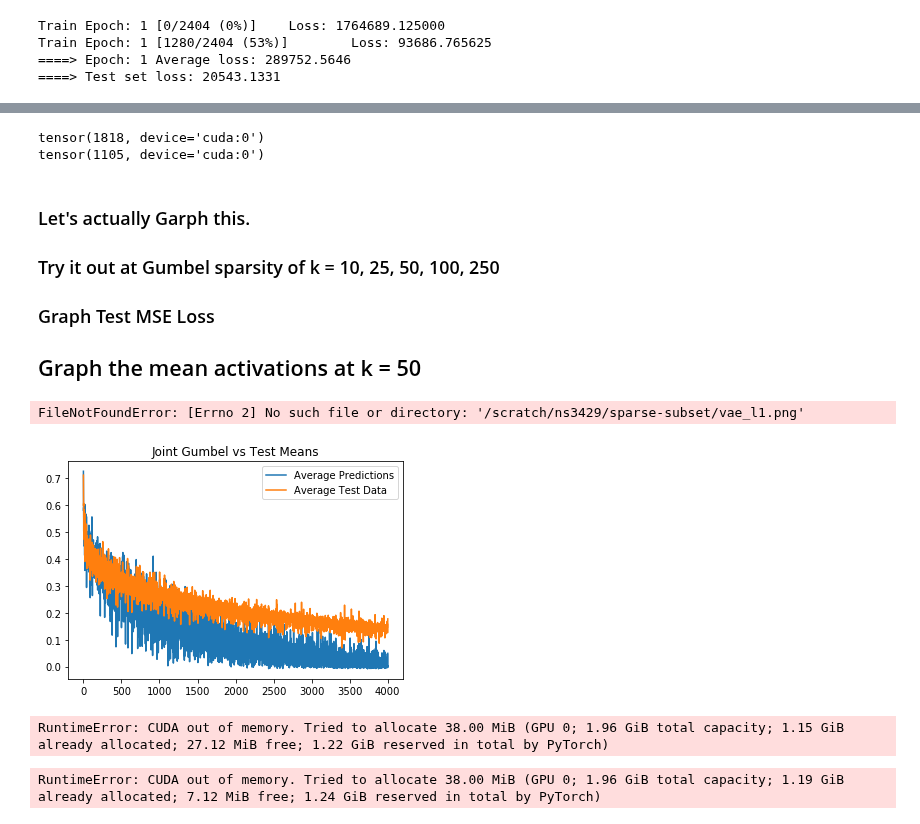
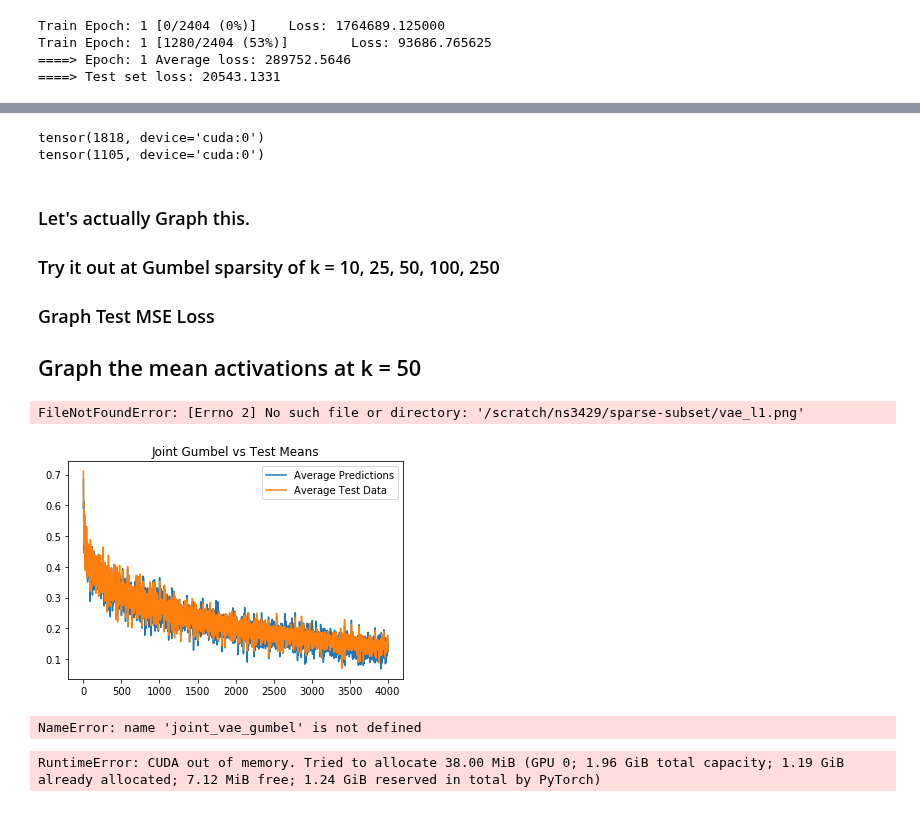
Before and after one commit to beelze-b/Differentiable-Sparse-Subset-Selection, a Jupyter notebook: notebooks/6_Summary_Graphs.ipynb, the cells around one changed output, grey strips where cells are left out. Drawn from its saved outputs; the diff is of its cells as text; code cells hidden in the pictures.

```diff
--- a/notebooks/6_Summary_Graphs.ipynb
+++ b/notebooks/6_Summary_Graphs.ipynb
@@ -198,9 +197,9 @@ def train_l1(df, model, optimizer, epoch):
         batch_data = df[batch_ind, :]
 
         optimizer.zero_grad()
-        mu_x, logvar_x, mu_latent, logvar_latent = model(batch_data)
-        loss = loss_function_per_autoencoder(batch_data, mu_x, logvar_x, mu_latent, logvar_latent)
-        loss += 1000000 * torch.norm(model.diag, p = 1)
+        mu_x, mu_latent, logvar_latent = model(batch_data)
+        loss = loss_function_per_autoencoder(batch_data, mu_x, mu_latent, logvar_latent)
+        loss += 100 * torch.norm(model.diag, p = 1)
         loss.backward()
         train_loss += loss.item()
         optimizer.step()
@@ -226,8 +225,8 @@ def test(df, model, epoch):
             batch_ind = inds[i * batch_size : (i+1) * batch_size]
             batch_data = df[batch_ind, :]
             batch_data = batch_data.to(device)
-            mu_x, logvar_x, mu_latent, logvar_latent = model(batch_data)
-            test_loss += loss_function_per_autoencoder(batch_data, mu_x, logvar_x, mu_latent, logvar_latent).item()
+            mu_x, mu_latent, logvar_latent = model(batch_data)
+            test_loss += loss_function_per_autoencoder(batch_data, mu_x, mu_latent, logvar_latent).item()
 
 
     test_loss /= len(df)
@@ -235,5 +250,5 @@ def test(df, model, epoch):
 # %%
-model_l1_diag = VAE_l1_diag(input_size, 200, 50)
+model_l1_diag = VAE_l1_diag(input_size, hidden_size, z_size)
 
 model_l1_diag.to(device)
 model_l1_optimizer = torch.optim.Adam(model_l1_diag.parameters(),
@@ -680,6 +654,5 @@ tensor(1.5679, device='cuda:0')
-# %%
-print(torch.sum(test_pred[0,:] != 0))
-print(torch.sum(test_data[0,:] != 0))
-# %% [output]
-tensor(1818, device='cuda:0')
-tensor(1105, device='cuda:0')
+# %%
+quick_model_summary(joint_vae_gumbel, train_data, test_data, 0.06)
+# %% [output]
+tensor(1818, device='cuda:0')
+tensor(1105, device='cuda:0')
@@ -686,5 +661,5 @@ tensor(1105, device='cuda:0')
 # %% [markdown]
-### Let's actually Garph this.
+### Let's actually Graph this.
 
 ### Try it out at Gumbel sparsity of k = 10, 25, 50, 100, 250
 
@@ -693,8 +668,9 @@ tensor(1105, device='cuda:0')
 ## Graph the mean activations at k = 50
 # %%
 def graph_activations(test_data, model, title, file):
-    preds, _, _, _ = model(test_data)
+    preds, _, _ = model(test_data)
 
+    preds[preds < 0.06] = 0
     pred_activations = preds.mean(dim = 0)
 
     test_activations = test_data.mean(dim = 0)
@@ -712,14 +688,18 @@ def graph_activations(test_data, model, title, file):
 # %%
 graph_activations(test_data, model_l1_diag, 'Joint Gumbel vs Test Means',
                   '/scratch/ns3429/sparse-subset/vae_l1.png')
+
+del model_l1_diag
 # %% [output]
 FileNotFoundError: [Errno 2] No such file or directory: '/scratch/ns3429/sparse-subset/vae_l1.png'
-[figure, old version]
+[figure, new version]
 # %%
 graph_activations(test_data, joint_vae_gumbel, 'Joint Gumbel vs Test Means',
                   '/scratch/ns3429/sparse-subset/joint_gumbel.png')
+
+del joint_vae_gumbel
 # %% [output]
-RuntimeError: CUDA out of memory. Tried to allocate 38.00 MiB (GPU 0; 1.96 GiB total capacity; 1.15 GiB already allocated; 27.12 MiB free; 1.22 GiB reserved in total by PyTorch)
+NameError: name 'joint_vae_gumbel' is not defined
 # %%
 graph_activations(test_data, vae_gumbel_with_pre, 'Gumbel Matching Pretrained VAE vs Test Means',
                   '/scratch/ns3429/sparse-subset/pretrained_gumbel.png')
```
Also changed, not shown: parts of 39 cells of this notebook, 1 other file.
